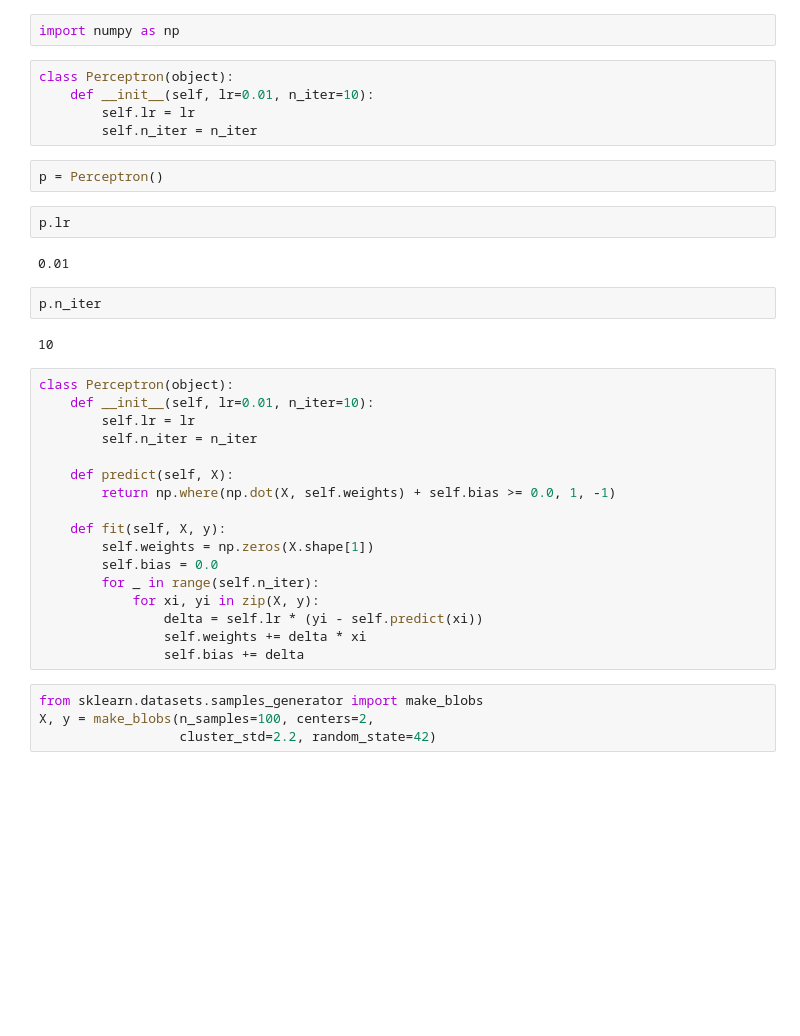
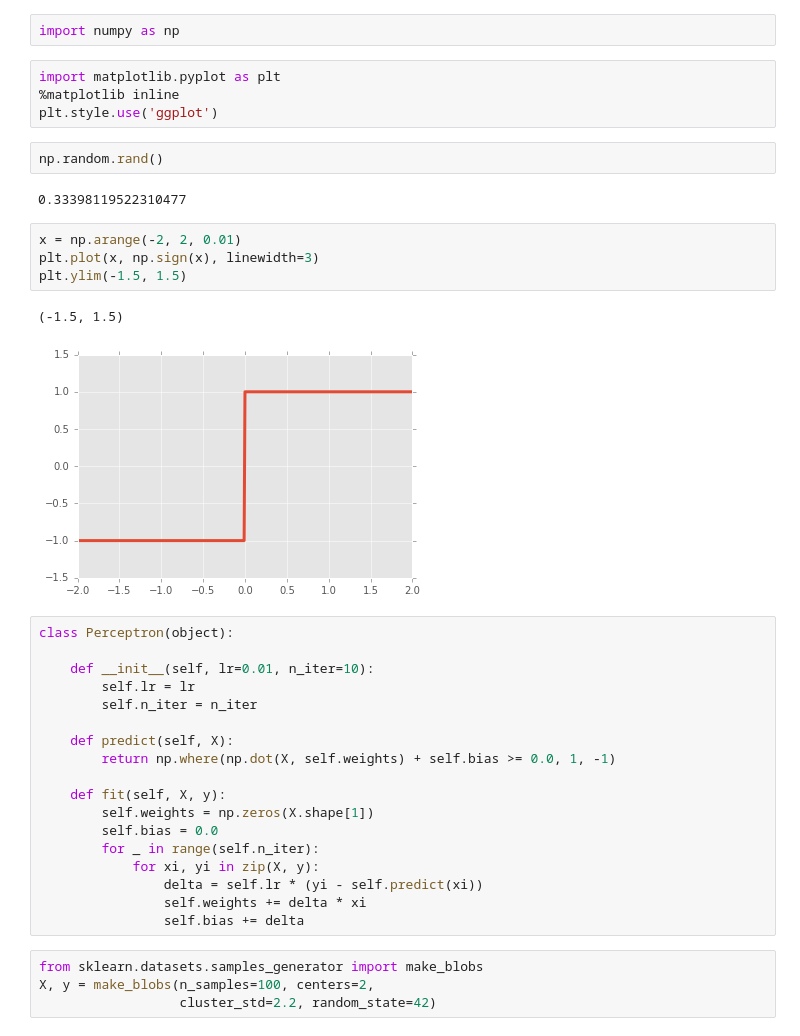
Before and after one commit to mbeyeler/opencv-machine-learning, a Jupyter notebook: notebooks/09.01-Understanding-perceptrons.ipynb, the cells around one changed output. Saved outputs shown, nothing was run; the diff lists cells and outputs as text; blank space fills up the shorter version.

```diff
--- a/notebooks/09.01-Understanding-perceptrons.ipynb
+++ b/notebooks/09.01-Understanding-perceptrons.ipynb
@@ -14,22 +16,23 @@ If you find this content useful, please consider supporting the work by
 # %%
 import numpy as np
-# %%
-class Perceptron(object):
-    def __init__(self, lr=0.01, n_iter=10):
-        self.lr = lr
-        self.n_iter = n_iter
-# %%
-p = Perceptron()
-# %%
-p.lr
-# %% [output]
-0.01
-# %%
-p.n_iter
-# %% [output]
-10
+# %%
+import matplotlib.pyplot as plt
+%matplotlib inline
+plt.style.use('ggplot')
+# %%
+np.random.rand()
+# %% [output]
+0.33398119522310477
+# %%
+x = np.arange(-2, 2, 0.01)
+plt.plot(x, np.sign(x), linewidth=3)
+plt.ylim(-1.5, 1.5)
+# %% [output]
+(-1.5, 1.5)
+[figure, added]
 # %%
 class Perceptron(object):
+
     def __init__(self, lr=0.01, n_iter=10):
         self.lr = lr
         self.n_iter = n_iter
```
Also changed, not shown: parts of 10 cells of this notebook, 2 other files.
